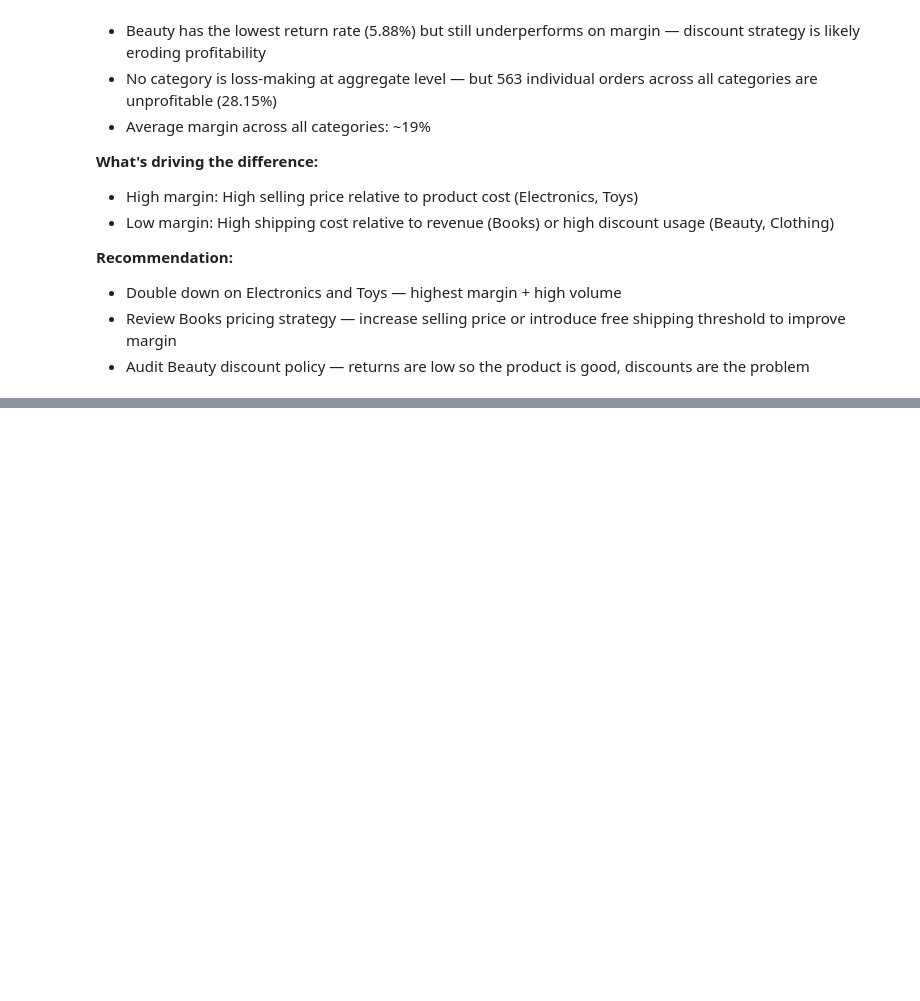
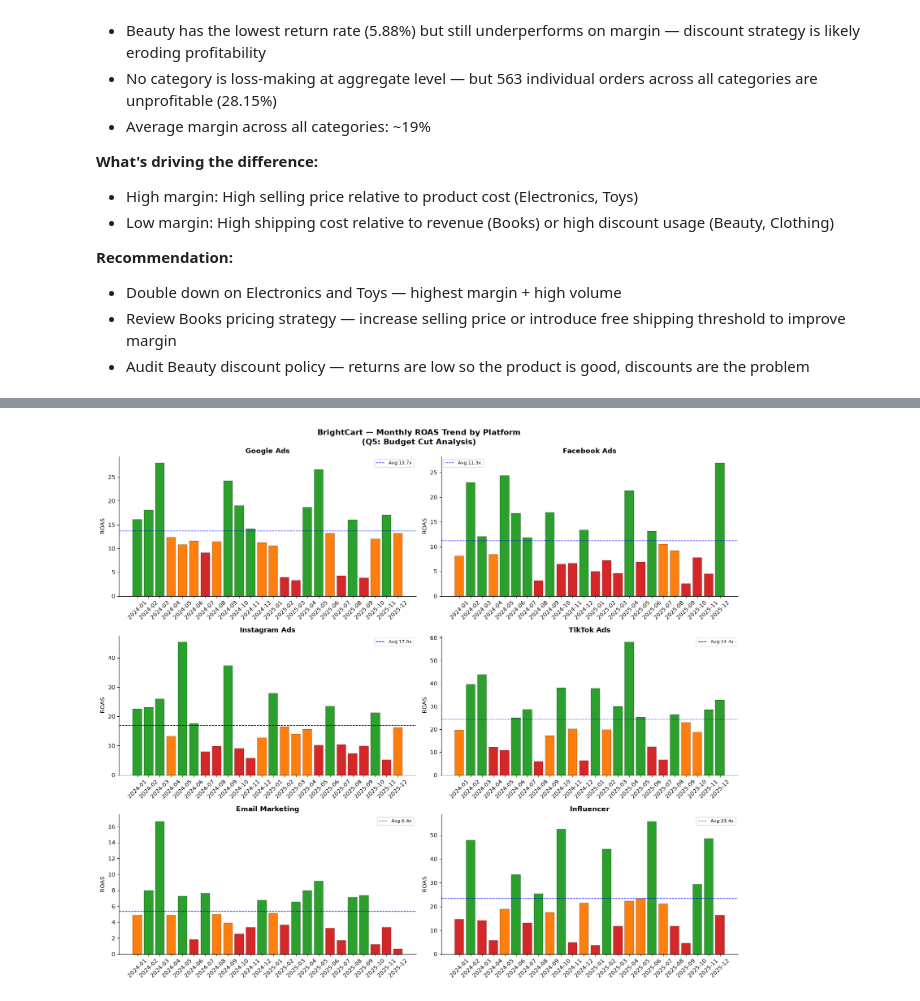
Before and after one commit to ShubhamSahu-2005/Ecommerce-Profitability-Analysis, a Jupyter notebook: notebooks/eda_analysis.ipynb, the cells around one changed output, grey strips where cells are left out. Drawn from its saved outputs; the diff is of its cells as text; code cells hidden in the pictures; blank space fills up the shorter version.

```diff
--- a/notebooks/eda_analysis.ipynb
+++ b/notebooks/eda_analysis.ipynb
@@ -187,0 +646,17 @@ plt.show()
+# %%
+#Monthly Roas By Platform
+monthly_platform=marketing.copy()
+monthly_platform['month_dt']=pd.to_datetime(monthly_platform['month'])
+monthly_platform['roi_%']=(
+    (monthly_platform['revenue_attributed']-monthly_platform['spend'])/monthly_platform['spend']*100
+).round(2)
+total_spend=marketing['spend'].sum()
+cut_amount=total_spend*0.20
+
+print(f"Total Marketing Spend(2024-2025):${total_spend:,.2f}")
+print(f"20% Budget Cut Amount:${cut_amount:,.2f}")
+print(f"\n Spend By Platfrom:")
+spend_by_platform=marketing.groupby("platform")["spend"].sum().sort_values()
+print(spend_by_platform.apply(
+    lambda x:f"${x:,.2f}"
+))
@@ -187,0 +791,33 @@ plt.show()
+# %%
+fig,axes=plt.subplots(3,2,figsize=(16,14))
+
+fig.suptitle(
+    'BrightCart — Monthly ROAS Trend by Platform\n(Q5: Budget Cut Analysis)',
+     fontsize=14, fontweight='bold'
+)
+platform=marketing['platform'].unique()
+axes_flat=axes.flatten()
+
+for idx,plat in enumerate(platform):
+    plat_data=monthly_platform[
+        monthly_platform['platform']==plat
+    ]
+    avg_roas=plat_data['roas'].mean()
+    colors=['#d62728' if x < avg_roas * 0.7
+            else '#ff7f0e' if x < avg_roas
+             else '#2ca02c' for x in plat_data['roas']]
+
+    axes_flat[idx].bar(plat_data['month'],plat_data['roas'],color=colors,edgecolor='black',linewidth=0.3)
+    axes_flat[idx].axhline(avg_roas,color='blue',linestyle='--',linewidth=1,label=f'Avg:{avg_roas:.1f}x')
+    axes_flat[idx].set_title(f'{plat}',fontweight='bold')
+    axes_flat[idx].set_ylabel('ROAS')
+    axes_flat[idx].tick_params(axis='x',rotation=45)
+    axes_flat[idx].legend(fontsize=8)
+    axes_flat[idx].spines['top'].set_visible(False)
+    axes_flat[idx].spines['right'].set_visible(False)
+plt.tight_layout()
+plt.savefig('../reports/chart5_budget_cut_analysis.png',
+            dpi=150, bbox_inches='tight')
+plt.show()
+# %% [output]
+[figure, added]
```
Also changed, not shown: parts of 16 cells of this notebook, 5 other files.
